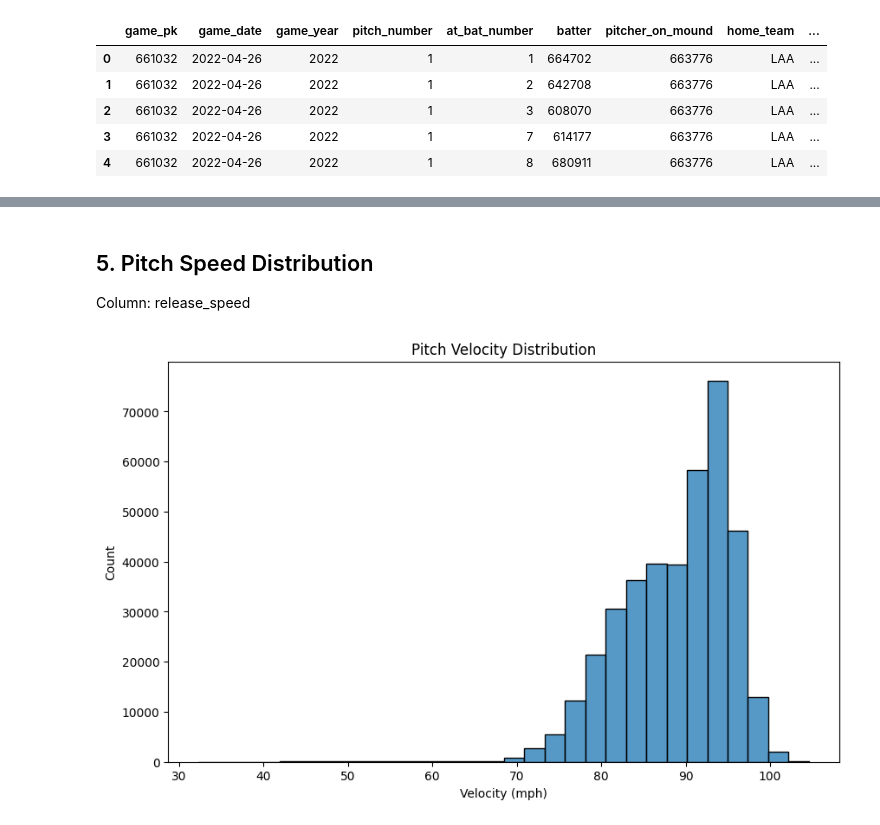
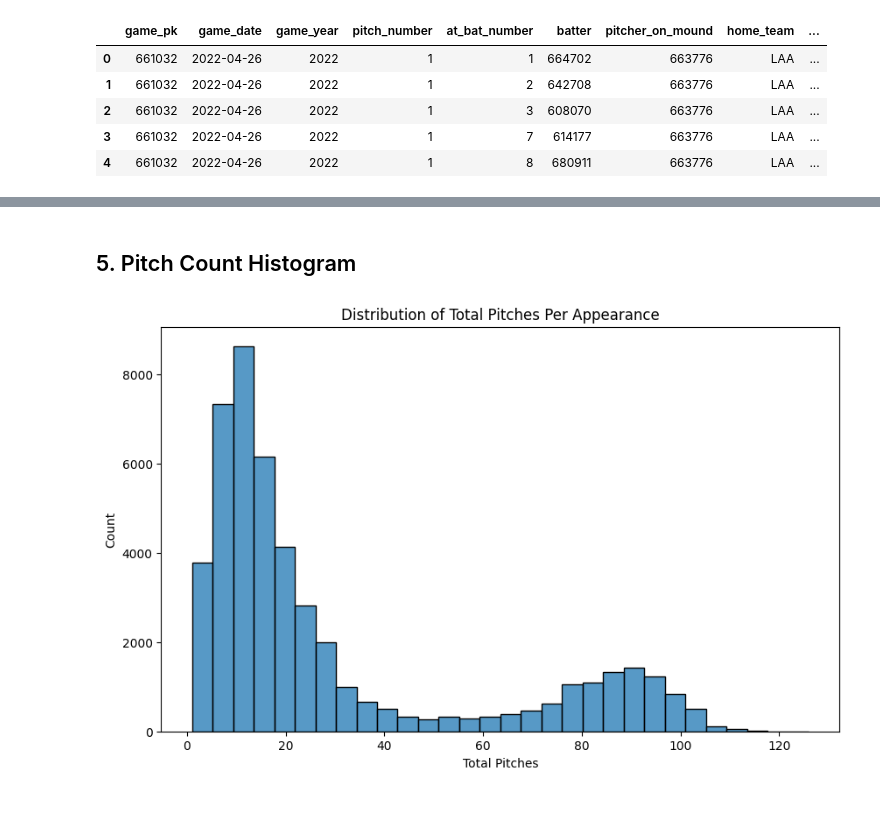
Before and after one commit to EthanBobrik/MLB-Bullpen-Strategy, a Jupyter notebook: notebooks/03_eda_sanity.ipynb, the cells around one changed output, grey strips where cells are left out. Cells and saved outputs as stored; diff of their text form; code cells hidden in the pictures.

```diff
--- a/notebooks/03_eda_sanity.ipynb
+++ b/notebooks/03_eda_sanity.ipynb
@@ -95,10 +122,19 @@ plt.show()
 # %%
+SHORT_IP_THRESHOLD = 3.0
+ip_per_app["short_outing"] = ip_per_app["innings_pitched"] <= SHORT_IP_THRESHOLD
+
 plt.figure(figsize=(10,6))
-sns.countplot(x=df[TTO_COL])
-plt.title("Times Through the Order Distribution")
-plt.xlabel("TTO")
+sns.histplot(
+    data=ip_per_app,
+    x="innings_pitched",
+    hue="short_outing",
+    bins=25,
+    multiple="layer",
+    palette="Set2"
+)
+plt.title("Short Outings (<=3 IP) vs All Outings")
+plt.xlabel("Innings Pitched")
 plt.ylabel("Count")
-
-plt.savefig(f"{viz_folder}/tto_distribution.png", dpi=300)
+plt.savefig("viz/short_outings_overlay.png", dpi=300)
 plt.show()
 # %% [output]
@@ -111,10 +156,11 @@ Values typically: L, R
 # %%
-plt.figure(figsize=(7,6))
-df[HAND_COL].value_counts().plot(kind="bar")
-plt.title("Pitcher Handedness Distribution")
-plt.xlabel("Handedness")
-plt.ylabel("Count")
+pitch_count = (
+    df.groupby(group_keys)["pitch_count"]
+      .max()
+      .reset_index(name="total_pitches")
+)
 
-plt.savefig(f"{viz_folder}/handedness_distribution.png", dpi=300)
-plt.show()
+df_ip_pitch = ip_per_app.merge(pitch_count, on=group_keys, how="left")
+
+df_ip_pitch.head()
 # %% [output]
@@ -122,15 +173,13 @@ plt.show()
 # %% [markdown]
-## 5. Pitch Speed Distribution
-Column: release_speed
+## 5. Pitch Count Histogram
 # %%
 plt.figure(figsize=(10,6))
-sns.histplot(df[PITCH_SPEED_COL].dropna(), bins=30)
-plt.title("Pitch Velocity Distribution")
-plt.xlabel("Velocity (mph)")
+sns.histplot(df_ip_pitch["total_pitches"], bins=30)
+plt.title("Distribution of Total Pitches Per Appearance")
+plt.xlabel("Total Pitches")
 plt.ylabel("Count")
-
-plt.savefig(f"{viz_folder}/pitch_velocity_hist.png", dpi=300)
+plt.savefig("viz/pitch_count_distribution.png", dpi=300)
 plt.show()
 # %% [output]
-[figure, old version]
+[figure, new version]
 # %% [markdown]
```
Also changed, not shown: parts of 31 cells of this notebook, 9 other files.
